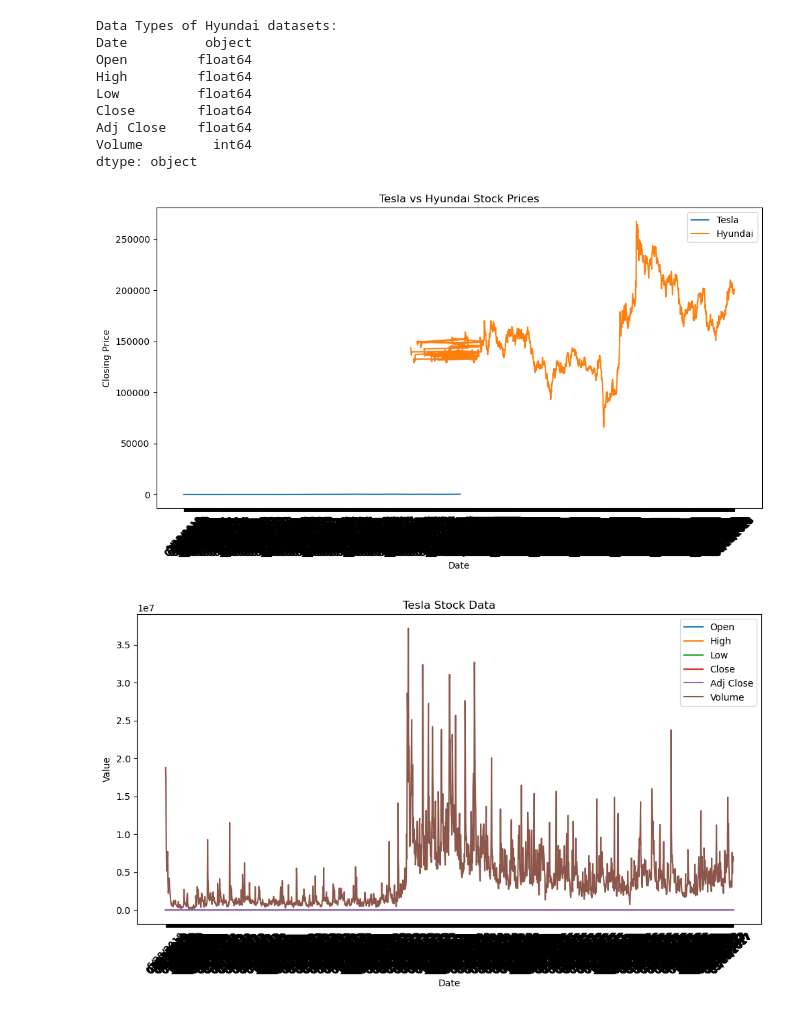
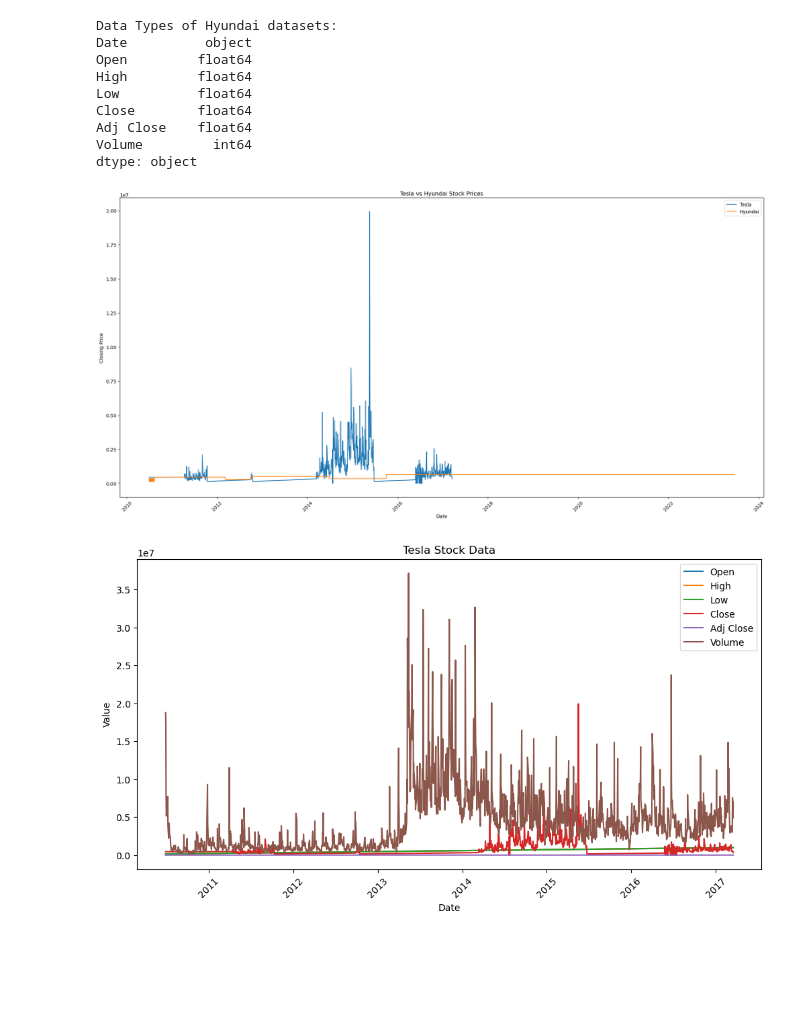
Before and after one commit to TalhaZulfiqar69/cars-stock-market-prediction, a Jupyter notebook: project.ipynb, the cells around one changed output. Drawn from its saved outputs; the diff is of its cells as text; code cells hidden in the pictures; blank space fills up the shorter version.

```diff
--- a/project.ipynb
+++ b/project.ipynb
@@ -12,7 +9,7 @@ To enable the following instructions: AVX2 FMA, in other operations, rebuild Ten
 # %%
 # Load the datasets
-tesla_df = pd.read_csv('./datasets/Tesla.csv - Tesla.csv.csv')
-hyundai_df = pd.read_csv('./datasets/005380.KS.csv')
+tesla_df = pd.read_csv('./datasets/new/redatasets/Tesla.csv')
+hyundai_df = pd.read_csv('./datasets/new/redatasets/Hyundai.csv')
 # %%
 print("Tesla Stock Prices:")
 tesla_df.head(3)
@@ -57,19 +54,29 @@ Close        float64
 Adj Close    float64
 Volume         int64
 dtype: object
+# %%
+# Convert 'Date' column to datetime
+tesla_df['Date'] = pd.to_datetime(tesla_df['Date'])
+hyundai_df['Date'] = pd.to_datetime(hyundai_df['Date'])
+
+# Sort data by date
+tesla_df.sort_values('Date', inplace=True)
+hyundai_df.sort_values('Date', inplace=True)
 # %%
 # Visualize the stock prices
-plt.figure(figsize=(12, 6))
+plt.figure(figsize=(20, 10))
+
 plt.plot(tesla_df['Date'], tesla_df['Close'], label='Tesla')
 plt.plot(hyundai_df['Date'], hyundai_df['Close'], label='Hyundai')
 plt.xlabel('Date')
 plt.ylabel('Closing Price')
 plt.title('Tesla vs Hyundai Stock Prices')
 plt.legend()
-plt.xticks(rotation=45)
+plt.xticks(rotation=45)  # Adjust rotation for better readability
+plt.tight_layout()  # Helps prevent cut-off labels
 plt.show()
 # %% [output]
-[figure, old version]
+[figure, new version]
 # %%
 # Merge the datasets for comparison
 merged_df = pd.merge(tesla_df, hyundai_df, on='Date', suffixes=('_tesla', '_hyundai'))
@@ -119,7 +128,7 @@ plt.legend()
 plt.xticks(rotation=45)
 plt.show()
 # %% [output]
-[figure, old version]
+[figure, new version]
 # %%
 # Visualize the data for Hyundai
 plt.figure(figsize=(12, 6))
```
Also changed, not shown: parts of 10 cells of this notebook, 18 other files.
